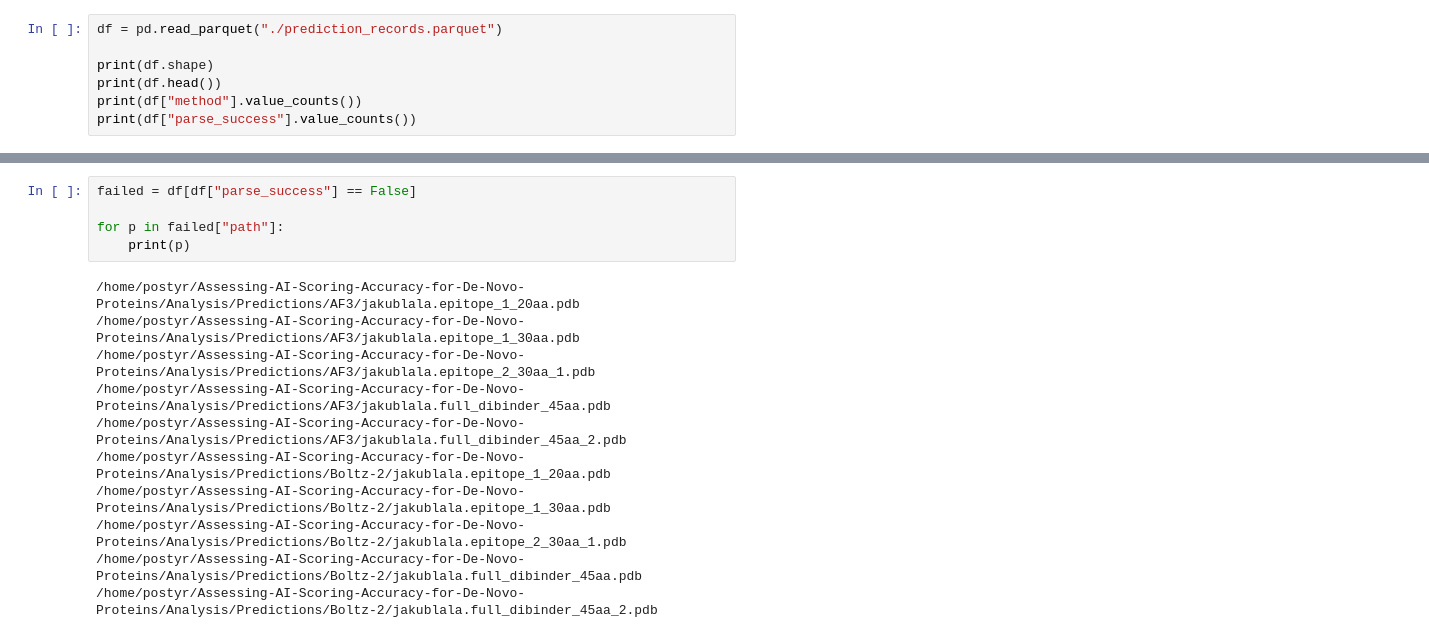
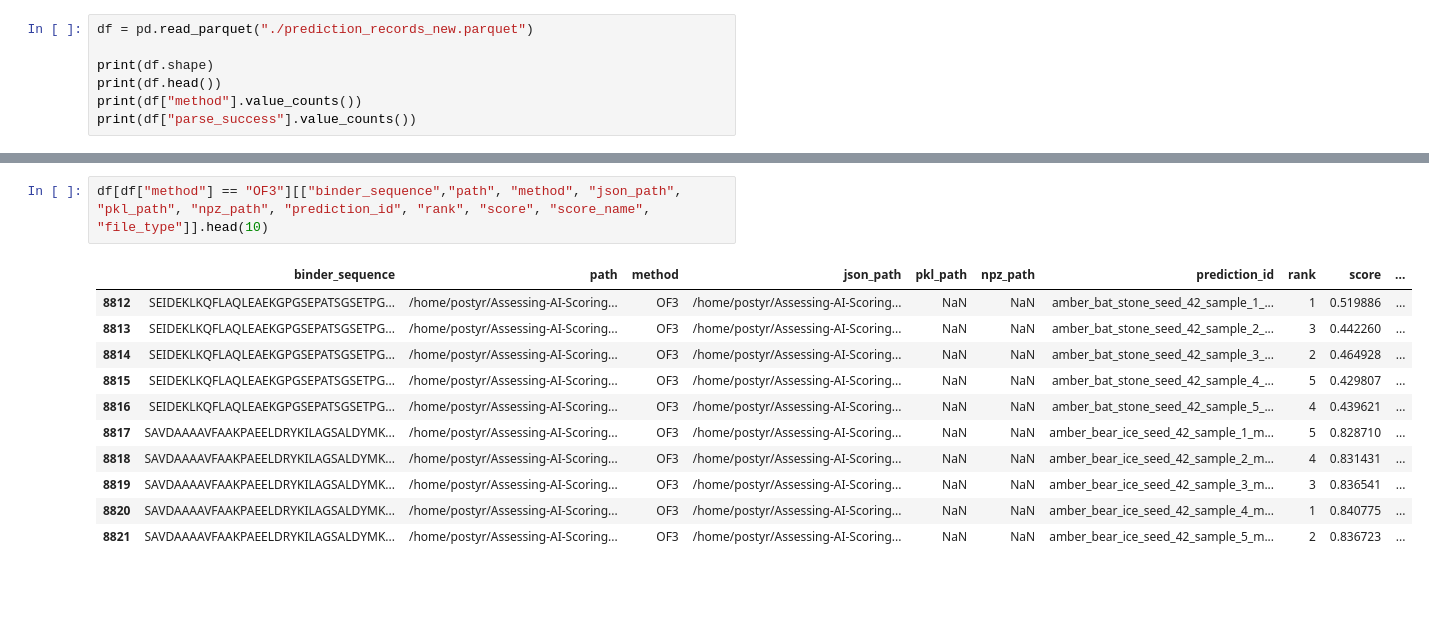
Before and after one commit to DSDD-UCPH/Assessing-AI-Scoring-Accuracy-for-De-Novo-Proteins, a Jupyter notebook: Analysis/Data/inspection.ipynb, the cells around one changed output, grey strips where cells are left out. Cells and saved outputs as stored; diff of their text form; blank space fills up the shorter version.

```diff
--- a/Analysis/Data/inspection.ipynb
+++ b/Analysis/Data/inspection.ipynb
@@ -3,5 +4,5 @@ import pandas as pd
 # %%
-df = pd.read_parquet("./prediction_records.parquet")
+df = pd.read_parquet("./prediction_records_new.parquet")
 
 print(df.shape)
 print(df.head())
@@ -98,16 +29,14 @@ for p in failed["path"]:
-# %%
-failed = df[df["parse_success"] == False]
-
-for p in failed["path"]:
-    print(p)
-# %% [output]
-/home/postyr/Assessing-AI-Scoring-Accuracy-for-De-Novo-Proteins/Analysis/Predictions/AF3/jakublala.epitope_1_20aa.pdb
-/home/postyr/Assessing-AI-Scoring-Accuracy-for-De-Novo-Proteins/Analysis/Predictions/AF3/jakublala.epitope_1_30aa.pdb
-/home/postyr/Assessing-AI-Scoring-Accuracy-for-De-Novo-Proteins/Analysis/Predictions/AF3/jakublala.epitope_2_30aa_1.pdb
-/home/postyr/Assessing-AI-Scoring-Accuracy-for-De-Novo-Proteins/Analysis/Predictions/AF3/jakublala.full_dibinder_45aa.pdb
-/home/postyr/Assessing-AI-Scoring-Accuracy-for-De-Novo-Proteins/Analysis/Predictions/AF3/jakublala.full_dibinder_45aa_2.pdb
-/home/postyr/Assessing-AI-Scoring-Accuracy-for-De-Novo-Proteins/Analysis/Predictions/Boltz-2/jakublala.epitope_1_20aa.pdb
-/home/postyr/Assessing-AI-Scoring-Accuracy-for-De-Novo-Proteins/Analysis/Predictions/Boltz-2/jakublala.epitope_1_30aa.pdb
-/home/postyr/Assessing-AI-Scoring-Accuracy-for-De-Novo-Proteins/Analysis/Predictions/Boltz-2/jakublala.epitope_2_30aa_1.pdb
-/home/postyr/Assessing-AI-Scoring-Accuracy-for-De-Novo-Proteins/Analysis/Predictions/Boltz-2/jakublala.full_dibinder_45aa.pdb
-/home/postyr/Assessing-AI-Scoring-Accuracy-for-De-Novo-Proteins/Analysis/Predictions/Boltz-2/jakublala.full_dibinder_45aa_2.pdb
+# %%
+df[df["method"] == "OF3"][["binder_sequence","path", "method", "json_path", "pkl_path", "npz_path", "prediction_id", "rank", "score", "score_name", "file_type"]].head(10)
+# %% [output]
+|  | binder_sequence | path | method | json_path | pkl_path | npz_path | prediction_id | rank | score | ... |
+| 8812 | SEIDEKLKQFLAQLEAEKGPGSEPATSGSETPG... | /home/postyr/Assessing-AI-Scoring... | OF3 | /home/postyr/Assessing-AI-Scoring... | NaN | NaN | amber_bat_stone_seed_42_sample_1_... | 1 | 0.519886 | ... |
+| 8813 | SEIDEKLKQFLAQLEAEKGPGSEPATSGSETPG... | /home/postyr/Assessing-AI-Scoring... | OF3 | /home/postyr/Assessing-AI-Scoring... | NaN | NaN | amber_bat_stone_seed_42_sample_2_... | 3 | 0.442260 | ... |
+| 8814 | SEIDEKLKQFLAQLEAEKGPGSEPATSGSETPG... | /home/postyr/Assessing-AI-Scoring... | OF3 | /home/postyr/Assessing-AI-Scoring... | NaN | NaN | amber_bat_stone_seed_42_sample_3_... | 2 | 0.464928 | ... |
+| 8815 | SEIDEKLKQFLAQLEAEKGPGSEPATSGSETPG... | /home/postyr/Assessing-AI-Scoring... | OF3 | /home/postyr/Assessing-AI-Scoring... | NaN | NaN | amber_bat_stone_seed_42_sample_4_... | 5 | 0.429807 | ... |
+| 8816 | SEIDEKLKQFLAQLEAEKGPGSEPATSGSETPG... | /home/postyr/Assessing-AI-Scoring... | OF3 | /home/postyr/Assessing-AI-Scoring... | NaN | NaN | amber_bat_stone_seed_42_sample_5_... | 4 | 0.439621 | ... |
+| 8817 | SAVDAAAAVFAAKPAEELDRYKILAGSALDYMK... | /home/postyr/Assessing-AI-Scoring... | OF3 | /home/postyr/Assessing-AI-Scoring... | NaN | NaN | amber_bear_ice_seed_42_sample_1_m... | 5 | 0.828710 | ... |
+| 8818 | SAVDAAAAVFAAKPAEELDRYKILAGSALDYMK... | /home/postyr/Assessing-AI-Scoring... | OF3 | /home/postyr/Assessing-AI-Scoring... | NaN | NaN | amber_bear_ice_seed_42_sample_2_m... | 4 | 0.831431 | ... |
+| 8819 | SAVDAAAAVFAAKPAEELDRYKILAGSALDYMK... | /home/postyr/Assessing-AI-Scoring... | OF3 | /home/postyr/Assessing-AI-Scoring... | NaN | NaN | amber_bear_ice_seed_42_sample_3_m... | 3 | 0.836541 | ... |
+| 8820 | SAVDAAAAVFAAKPAEELDRYKILAGSALDYMK... | /home/postyr/Assessing-AI-Scoring... | OF3 | /home/postyr/Assessing-AI-Scoring... | NaN | NaN | amber_bear_ice_seed_42_sample_4_m... | 1 | 0.840775 | ... |
+| 8821 | SAVDAAAAVFAAKPAEELDRYKILAGSALDYMK... | /home/postyr/Assessing-AI-Scoring... | OF3 | /home/postyr/Assessing-AI-Scoring... | NaN | NaN | amber_bear_ice_seed_42_sample_5_m... | 2 | 0.836723 | ... |
```
Also changed, not shown: parts of 27 cells of this notebook, 32 other files.
